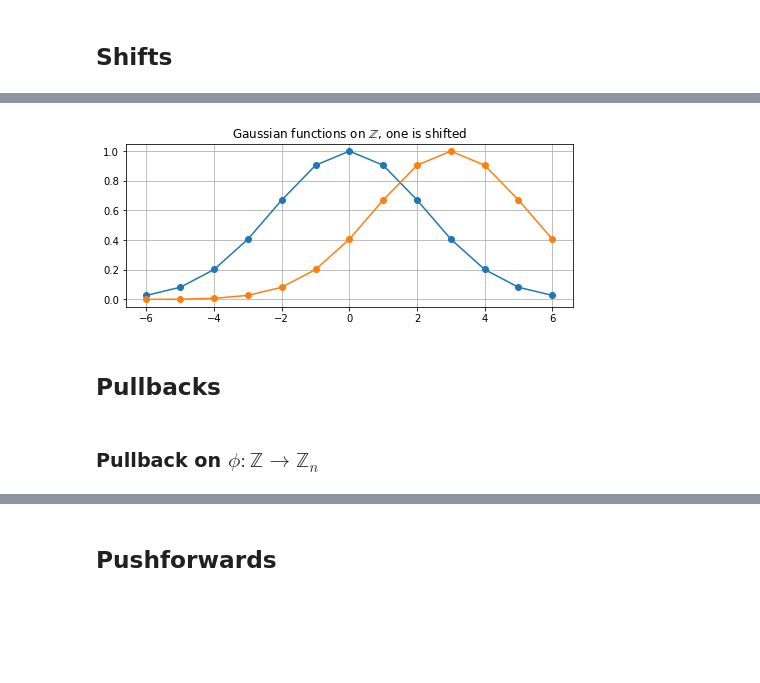
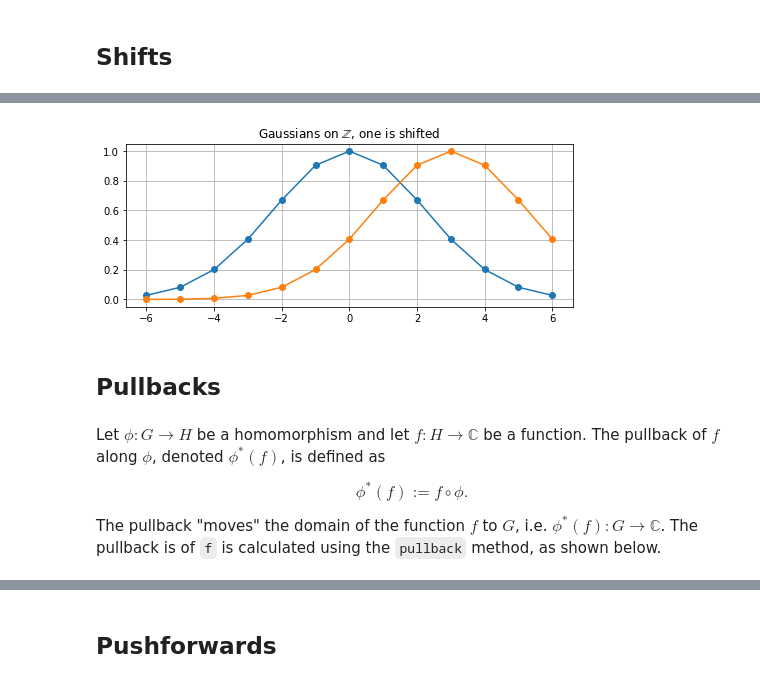
Before and after one commit to tommyod/abelian, a Jupyter notebook: docs/notebooks/functions.ipynb, the cells around one changed output, grey strips where cells are left out. Cells and saved outputs as stored; diff of their text form; code cells hidden in the pictures; blank space fills up the shorter version.

```diff
--- a/docs/notebooks/functions.ipynb
+++ b/docs/notebooks/functions.ipynb
@@ -20,8 +31,14 @@ Below we define a gaussian function on $\mathbb{Z}$, and one on $T$.
 def gaussian(vector_arg, k = 0.1):
     return math.exp(-sum(i**2 for i in vector_arg)*k)
 
-gauss_on_Z = Function(gaussian, LCA([0]))
-show(gauss_on_Z)
-gauss_on_T = Function(gaussian, LCA([1], [False]))
-show(gauss_on_T)
+# Gaussian function on Z
+Z = LCA([0])
+gauss_on_Z = Function(gaussian, domain = Z)
+print(gauss_on_Z) # Printing
+show(gauss_on_Z) # LaTeX output
+
+# Gaussian function on T
+T = LCA([1], [False])
+gauss_on_T = Function(gaussian, domain = T)
+show(gauss_on_T) # LaTeX output
 # %% [output]
@@ -68,17 +108,31 @@ plt.show()
 # %%
-sample_points = list(range(-6, 7))
-sampled_func1 = gauss_on_Z.sample(sample_points)
-sampled_func2 = gauss_on_Z.shift([3]).sample(sample_points)
+# The group element to shift by
+shift_by = [3]
 
+# Shift the function
+shifted_gauss = gauss_on_Z.shift(shift_by)
+
+# Create sample poits and sample
+sample_points = [[i] for i in range(-6, 7)]
+sampled1 = gauss_on_Z.sample(sample_points)
+sampled2 = shifted_gauss.sample(sample_points)
+
+# Create a plot
 plt.figure(figsize = (8, 3))
-plt.title('Gaussian functions on $\mathbb{Z}$, one is shifted')
-plt.plot(sample_points, sampled_func1, '-o')
-plt.plot(sample_points, sampled_func2, '-o')
+ttl = 'Gaussians on $\mathbb{Z}$, one is shifted'
+plt.title(ttl)
+plt.plot(sample_points, sampled1, '-o')
+plt.plot(sample_points, sampled2, '-o')
 plt.grid(True)
 plt.show()
 # %% [output]
-[figure, old version]
+[figure, new version]
 # %% [markdown]
 ## Pullbacks
-# %% [markdown]
-### Pullback on $\phi: \mathbb{Z} \to \mathbb{Z}_n$
+# %% [markdown]
+Let $\phi: G \to H$ be a homomorphism and let $f:H \to \mathbb{C}$ be a function. The pullback of $f$ along $\phi$, denoted $\phi^*(f)$,
+is defined as
+
+$$\phi^*(f) := f \circ \phi.$$
+
+The pullback "moves" the domain of the function $f$ to $G$, i.e. $\phi^*(f) : G \to \mathbb{C}$. The pullback is of `f` is calculated using the `pullback` method, as shown below.
```
Also changed, not shown: parts of 24 cells of this notebook, 5 other files.
